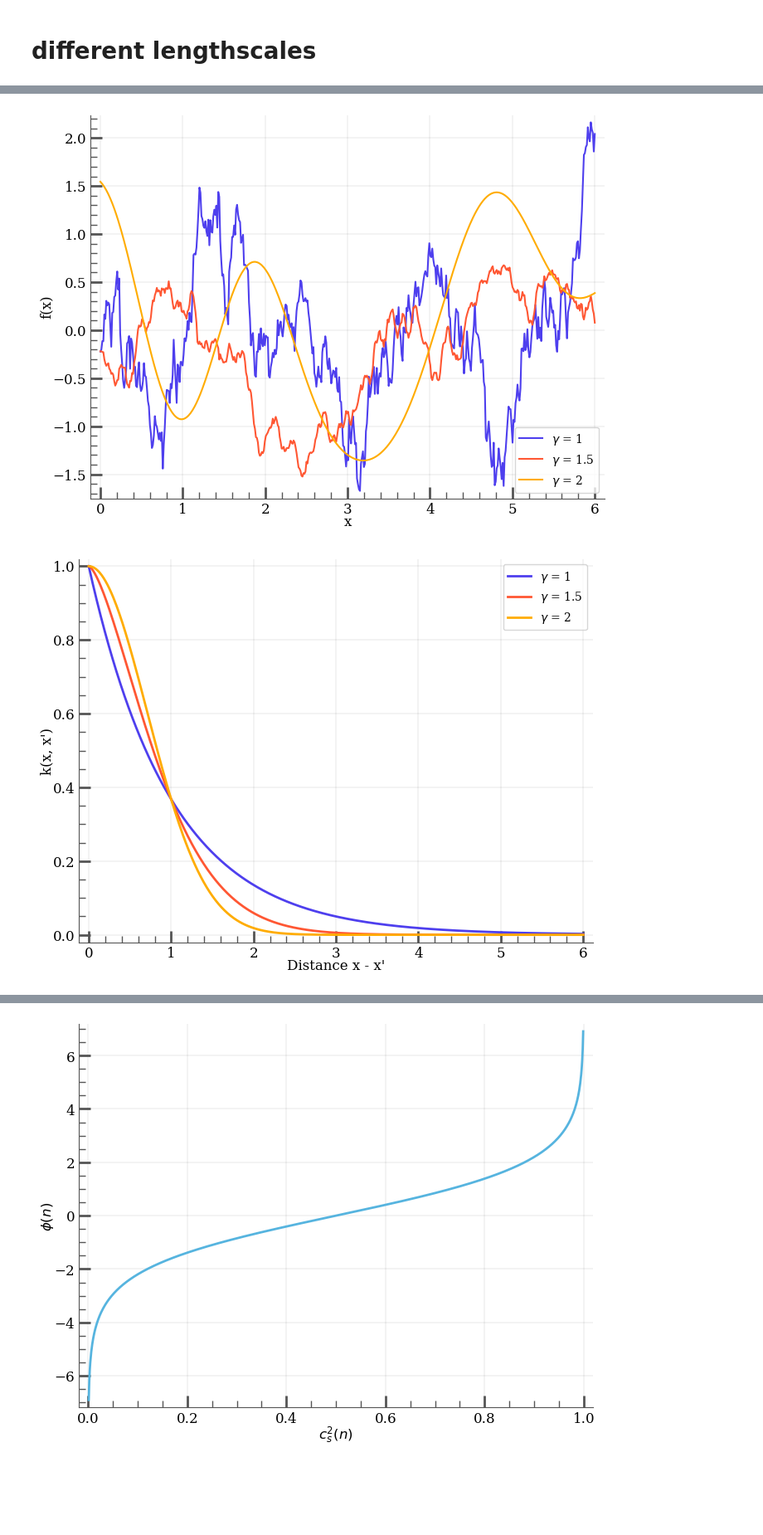
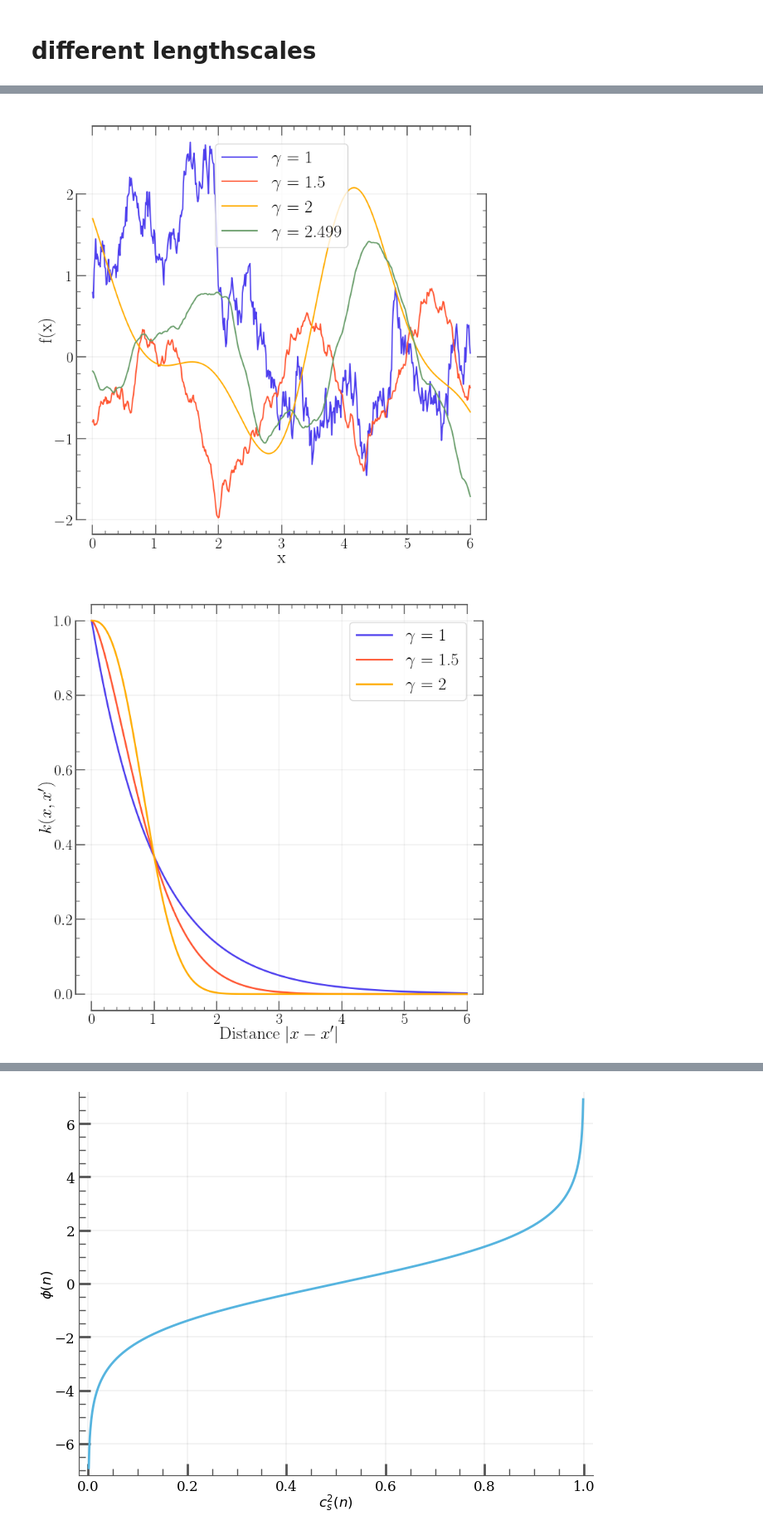
Before and after one commit to codinginrevolt/master_thesis, a Jupyter notebook: gpr/notebooks/plots/gp_eg.ipynb, the cells around one changed output, grey strips where cells are left out. Shown at 83% size. Drawn from its saved outputs; the diff is of its cells as text; code cells hidden in the pictures; blank space fills up the shorter version.

```diff
--- a/gpr/notebooks/plots/gp_eg.ipynb
+++ b/gpr/notebooks/plots/gp_eg.ipynb
@@ -143,0 +249,5 @@ plt.show()
+# %%
+for i in cs2_test:
+    valid_mask = np.all((cs2_test >= 0) & (cs2_test <= 1), axis=1)
+    valid_idxs = np.where(valid_mask)[0]
+print(f"Number of valid samples: {len(valid_idxs)} out of {cs2_test.shape[0]} total samples.")
@@ -143,0 +256,3 @@ plt.show()
+# %%
+selected_idxs = np.random.choice(valid_idxs, size=10, replace=False)
+cs2_test_selected = cs2_test[selected_idxs]
@@ -236,50 +488,37 @@ plt.show()
+# %%
+kern = Kernel("GE", sigma=1, l=1, gamma = 2.499)
+K_3 = kern.compute(x, x)
+
+y_sams = gp.posterior(1, np.zeros_like(x), K_3, sampling = True)
+samples.append(y_sams[0])
 # %%
-samples = []
+plt.figure(figsize=(8,8))
 
-
-kern = Kernel("GE", sigma=1, l=1, gamma = 1)
-gp = gaussianprocess.GP(kern)
-
-K_1 = kern.compute(x, x)
-y_sams = gp.posterior(1, np.zeros_like(x), K_1, sampling = True)
-samples.append(y_sams[0])
-
-
-kern = Kernel("GE", sigma=1, l=1, gamma = 1.5)
-K_2 = kern.compute(x, x)
-y_sams = gp.posterior(1, np.zeros_like(x), K_2, sampling = True)
-samples.append(y_sams[0])
-
-
-kern = Kernel("GE", sigma=1, l=1, gamma = 2)
-K_3 = kern.compute(x, x)
-
-y_sams = gp.posterior(1, np.zeros_like(x), K_3, sampling = True)
-samples.append(y_sams[0])
-
-plt.figure(figsize=(8,6))
-
-gamma = [1, 1.5, 2]
-colors = ['#4e3fee', '#ff5733', '#ffac00']
+gamma = [1, 1.5, 2, 2.499]
+colors = ['#4e3fee', '#ff5733', '#ffac00', '#689d6a']
 for i, sample in enumerate(samples):
     plt.plot(x, sample, color=colors[i], linewidth=1.5, label=f'$\gamma$ = {gamma[i]}')
 
-plt.xlabel('x')
-plt.ylabel('f(x)')
-plt.legend()
+plt.xlabel('x', fontsize=big_fontsize)
+plt.ylabel('f(x)', fontsize=big_fontsize)
+plt.legend(fontsize=big_fontsize)
+plt.title(" ")
+#plt.ylim(-2,2)
+theme.apply_transforms()
 #plt.savefig(plot_dir + "ge_prior.png", dpi=300)
 plt.show()
 
-plt.figure(figsize=(8,6))
+plt.figure(figsize=(8,8))
 plt.plot(x, K_1[0], label=f"$\gamma$ = 1", color=colors[0])
 plt.plot(x, K_2[0], label=f"$\gamma$ = 1.5", color=colors[1])
 plt.plot(x, K_3[0], label=f"$\gamma$ = 2", color=colors[2])
-plt.xlabel("Distance x - x'")
-plt.ylabel("k(x, x')")
-plt.legend()
-plt.grid(True)
-#plt.savefig(plot_dir + "ge_gamma.png", dpi=300)
+plt.xlabel("Distance $|x - x'|$", fontsize=big_fontsize)
+plt.ylabel("$k(x, x')$", fontsize=big_fontsize)
+plt.legend(fontsize=big_fontsize)
+plt.title(" ")
+theme.apply_transforms()
+plt.savefig(plot_dir + "ge_gamma.png", dpi=300)
 plt.show()
 # %% [output]
-[figure, old version]
+[figure, new version]
-[figure, old version]
+[figure, new version]
```
Also changed, not shown: parts of 24 cells of this notebook, 11 other files.
